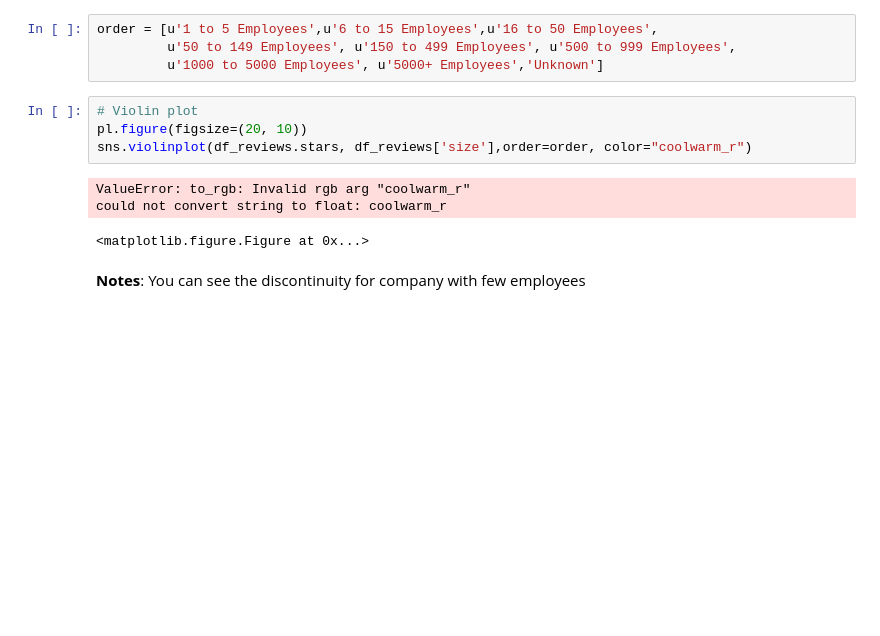
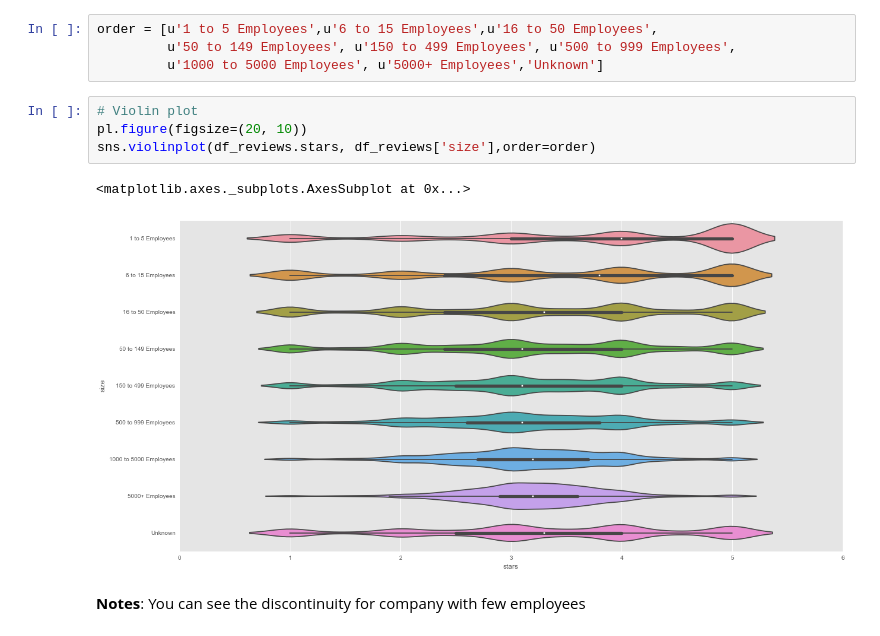
Before and after one commit to ericfourrier/auto-clean, a Jupyter notebook: examples/Glassdoor.ipynb, the cells around one changed output. Drawn from its saved outputs; the diff is of its cells as text; blank space fills up the shorter version.

```diff
--- a/examples/Glassdoor.ipynb
+++ b/examples/Glassdoor.ipynb
@@ -175,11 +175,10 @@ order = [u'1 to 5 Employees',u'6 to 15 Employees',u'16 to 50 Employees',
 # %%
 # Violin plot
 pl.figure(figsize=(20, 10))
-sns.violinplot(df_reviews.stars, df_reviews['size'],order=order, color="coolwarm_r")
+sns.violinplot(df_reviews.stars, df_reviews['size'],order=order)
 # %% [output]
-ValueError: to_rgb: Invalid rgb arg "coolwarm_r"
-could not convert string to float: coolwarm_r
+<matplotlib.axes._subplots.AxesSubplot at 0x...>
-<matplotlib.figure.Figure at 0x...>
+[figure, added]
 # %% [markdown]
 **Notes**:  You can see the discontinuity for company with few employees
 # %%
```
Also changed, not shown: parts of 16 cells of this notebook.
